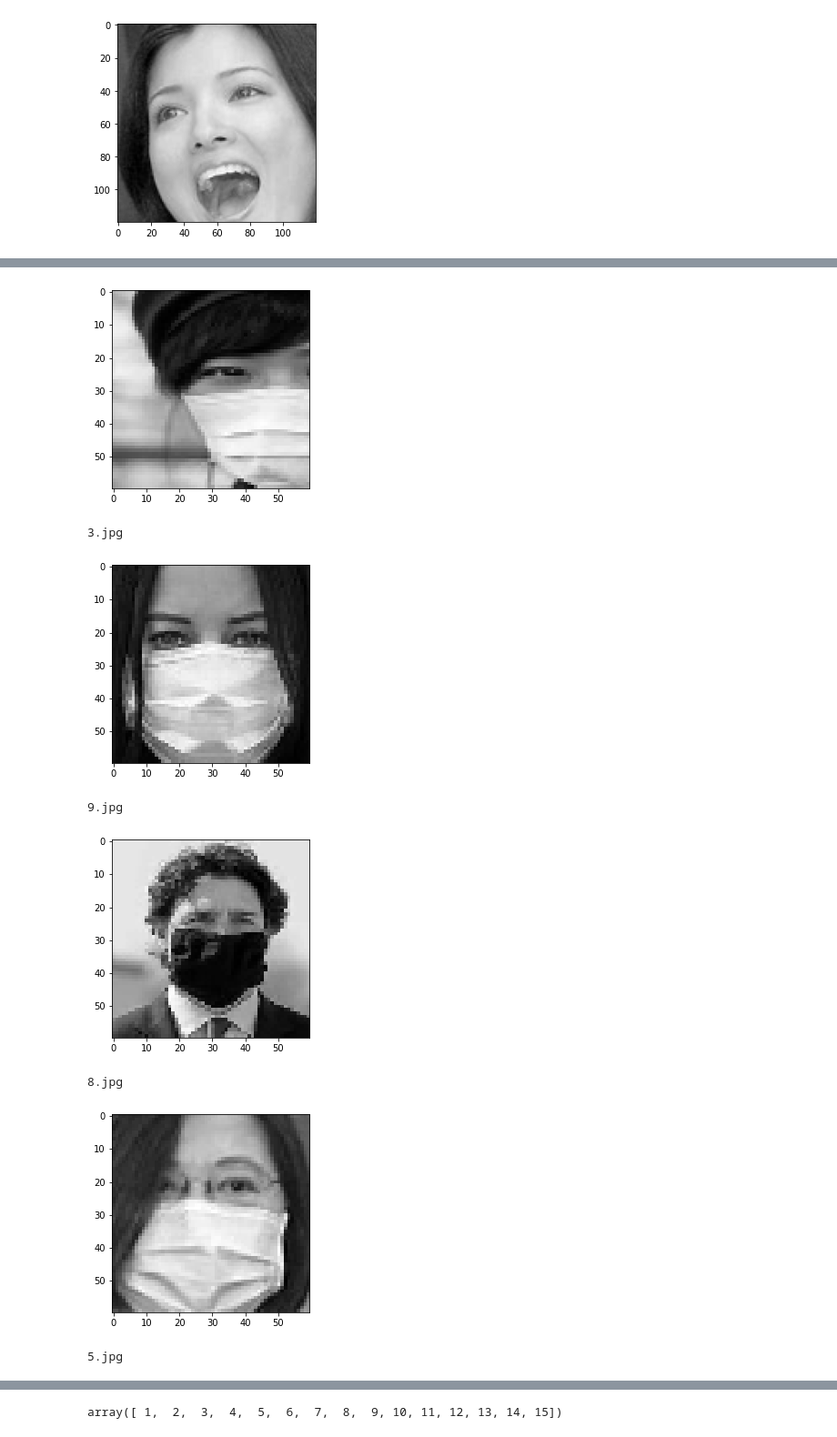
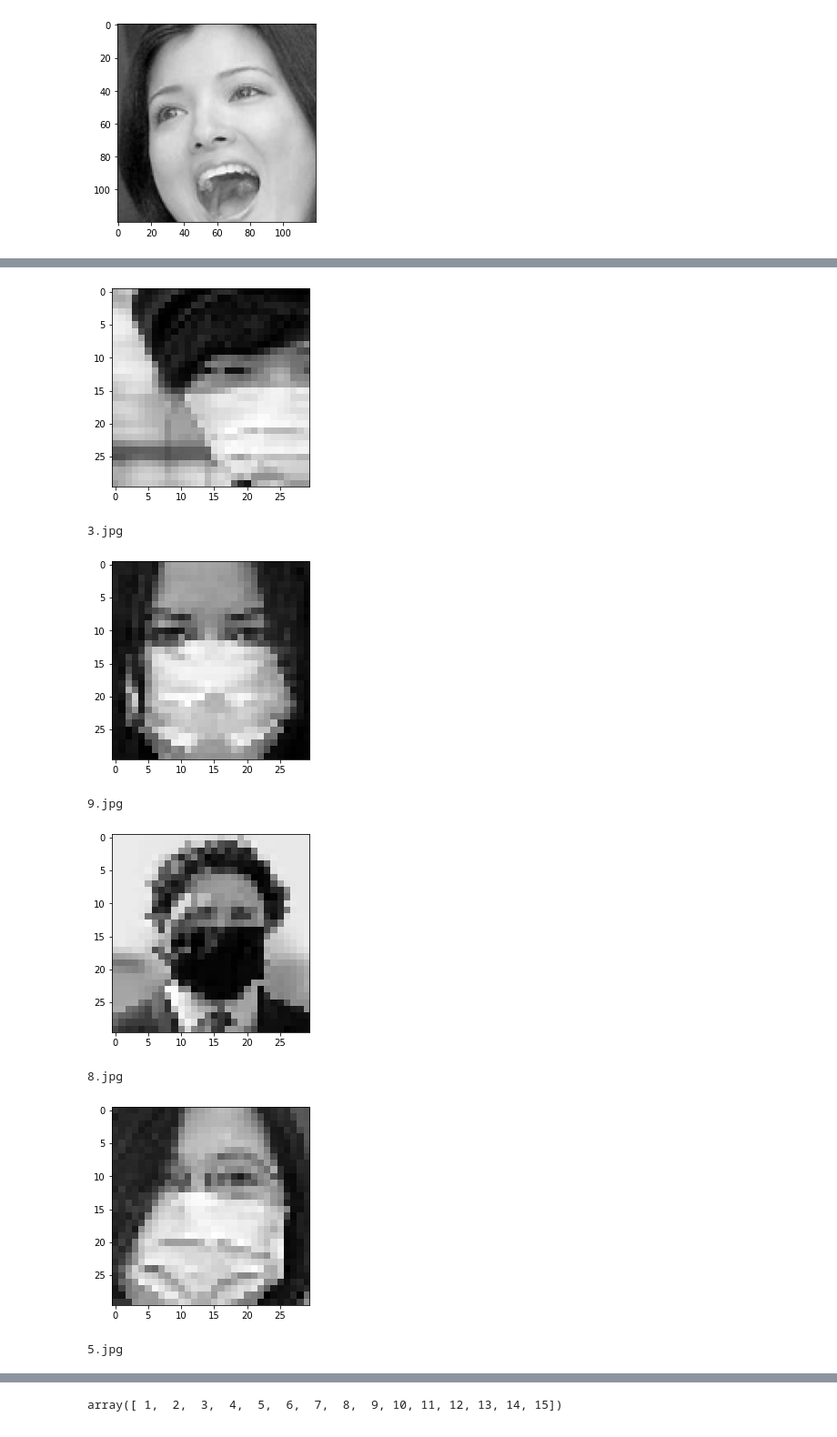
Before and after one commit to lisaong/stackup-workshops, a Jupyter notebook: mask-or-not/mask_or_not.ipynb, the cells around one changed output, grey strips where cells are left out. Shown at 91% size. Cells and saved outputs as stored; diff of their text form; code cells hidden in the pictures.

```diff
--- a/mask-or-not/mask_or_not.ipynb
+++ b/mask-or-not/mask_or_not.ipynb
@@ -106,26 +106,26 @@ crop_face(face_cascade, eye_cascade, './data/no_mask/1.jpg');
 # %% [output]
 [figure]
 # %%
-OUTPUT_SIZE = (60, 60)
+OUTPUT_SIZE = (30, 30)
 
 def get_image_data(label):
   images = []
   for path in Path(f'./data/{label}').rglob('*.jpg'):
     print(path.name)
     images.append(np.array(crop_face(face_cascade, eye_cascade,
                                      f'./data/{label}/{path.name}',
                                      output_size=OUTPUT_SIZE)))
   return np.array(images)
 
 images_mask = get_image_data('mask')
 images_mask.shape
 # %% [output]
 2.jpg
-[figure, old version]
+[figure, new version]
 3.jpg
-[figure, old version]
+[figure, new version]
 9.jpg
-[figure, old version]
+[figure, new version]
 8.jpg
-[figure, old version]
+[figure, new version]
 5.jpg
```
Also changed, not shown: parts of 19 cells of this notebook.
